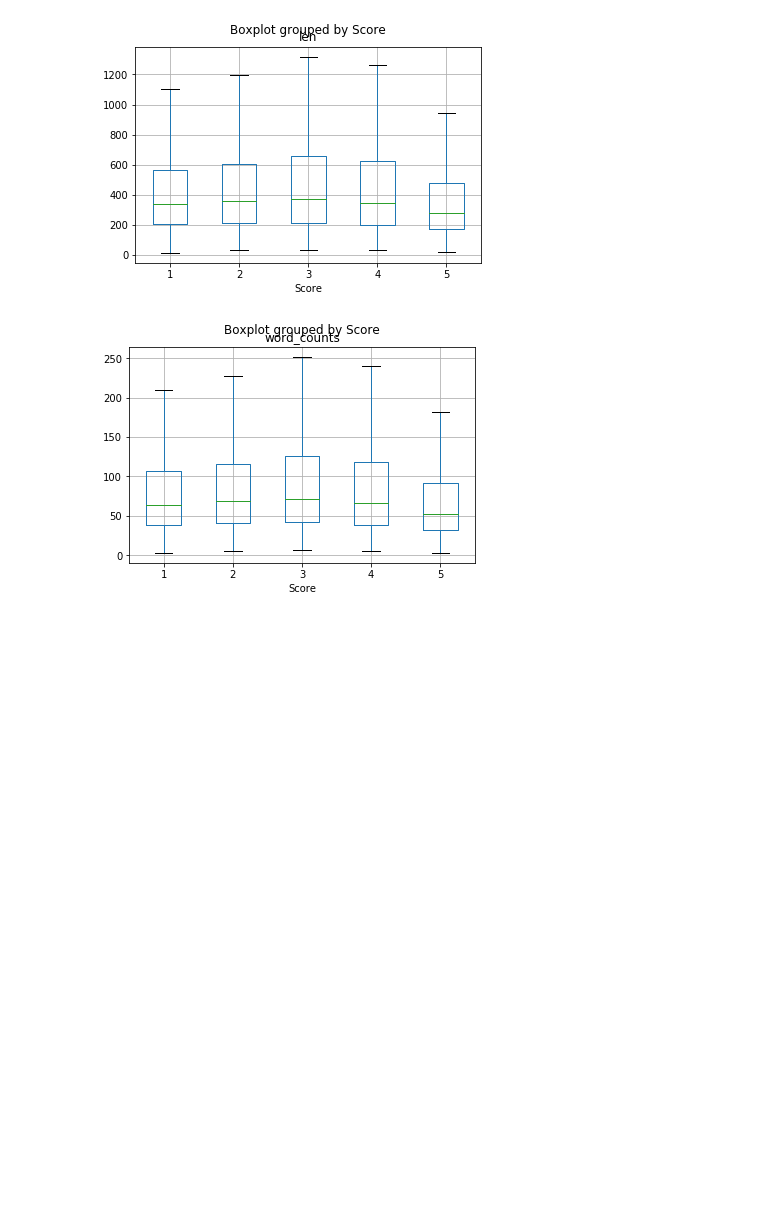
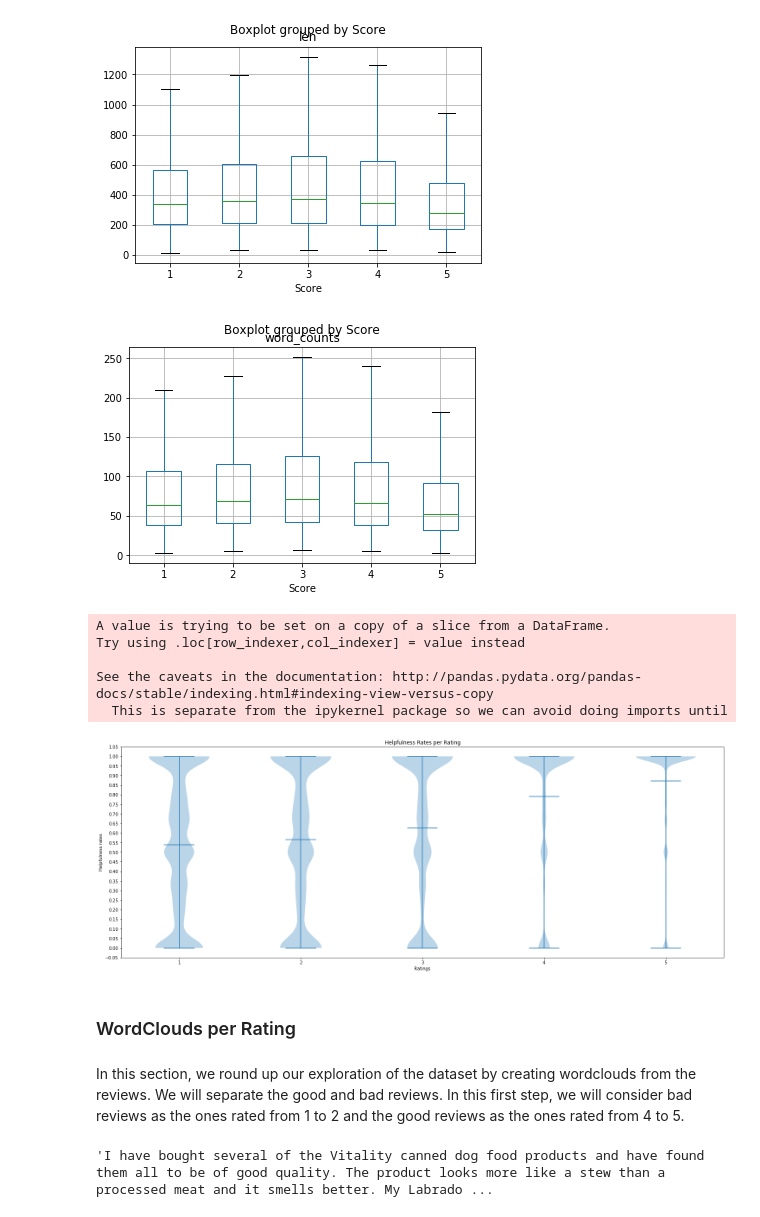
Before and after one commit to patriciaroze/PCBS-Sentiment_Analysis, a Jupyter notebook: Sentiment_Analysis.ipynb, the cells around one changed output. Drawn from its saved outputs; the diff is of its cells as text; code cells hidden in the pictures; blank space fills up the shorter version.

```diff
--- a/Sentiment_Analysis.ipynb
+++ b/Sentiment_Analysis.ipynb
@@ -122,0 +120,34 @@ def helpfulness_rating(file):
+# %%
+def helpfulness_rating_violin(file):
+    df = file[file['HelpfulnessDenominator']>0]
+    df['help_coeff'] = df['HelpfulnessNumerator']/df['HelpfulnessDenominator']
+    df = df.drop(df[df['HelpfulnessNumerator']>df['HelpfulnessDenominator']].index)
+    fig, axes = plt.subplots(figsize=(25,9))
+    axes.yaxis.set_major_locator(matplotlib.ticker.MultipleLocator(0.05))
+    axes.violinplot(dataset = [df[df.Score == 1]["help_coeff"].values,
+                           df[df.Score == 2]["help_coeff"].values,
+                           df[df.Score == 3]["help_coeff"].values,
+                           df[df.Score == 4]["help_coeff"].values,
+                           df[df.Score == 5]["help_coeff"].values], showmeans = True)
+    axes.set_title('Helpfulness Rates per Rating')
+    axes.set_xlabel('Ratings')
+    axes.set_ylabel('Helpfulness rates')
+    return plt.show()
+helpfulness_rating_violin(file)
+# %% [output]
+A value is trying to be set on a copy of a slice from a DataFrame.
+Try using .loc[row_indexer,col_indexer] = value instead
+
+See the caveats in the documentation: http://pandas.pydata.org/pandas-docs/stable/indexing.html#indexing-view-versus-copy
+  This is separate from the ipykernel package so we can avoid doing imports until
+[figure, added]
+# %% [markdown]
+### WordClouds per Rating
+# %% [markdown]
+In this section, we round up our exploration of the dataset by creating wordclouds from the reviews. We will separate the good and bad reviews. In this first step, we will consider bad reviews as the ones rated from 1 to 2 and the good reviews as the ones rated from 4 to 5.
+# %%
+# A first test on the first review
+text = file.Text[0]
+text
+# %% [output]
+'I have bought several of the Vitality canned dog food products and have found them all to be of good quality. The product looks more like a stew than a processed meat and it smells better. My Labrado ...
```
Also changed, not shown: parts of 8 cells of this notebook.
